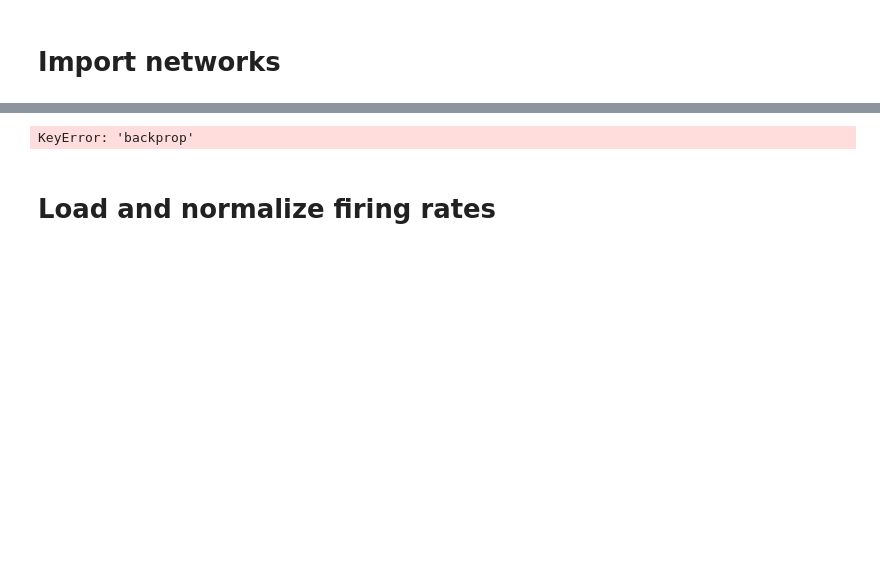
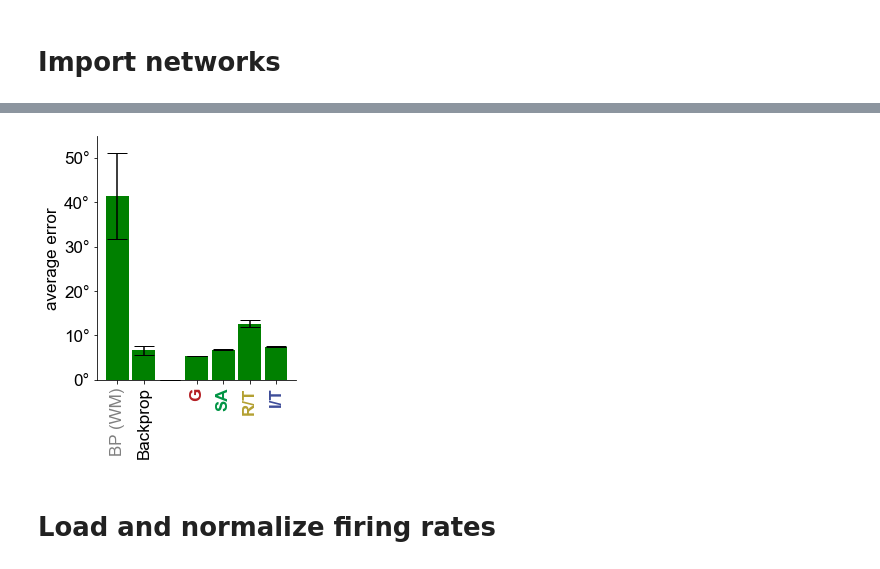
Before and after one commit to azaho/ccn_story3, a Jupyter notebook: netdist.ipynb, the cells around one changed output, grey strips where cells are left out. Drawn from its saved outputs; the diff is of its cells as text; code cells hidden in the pictures; blank space fills up the shorter version.

```diff
--- a/netdist.ipynb
+++ b/netdist.ipynb
@@ -245,35 +247,35 @@ backprop_nd_color = "gray"
 from matplotlib.ticker import FormatStrFormatter
 # show all final errors of kept networks, for comparison
 use_networks = ['backprop_nd', 'backprop', None, 'gating', 'deep_attractor', 'reshuffle', 'inversion']
 use_networks_names = ['Backprop\n(no distractor)', 'Backprop', None, 'Gating', 'Strong Attractor', 'Reshuffle\nof Tuning', 'Inversion\nof Tuning']
 use_networks_names = ['BP (WM)', 'Backprop', None, 'G', 'SA', 'R/T', 'I/T']
 
 # Define a list of colors, as many as the number of x-axis labels
 use_networks_colors = [backprop_nd_color, backprop_color, gating_color, strong_attractor_color, reshuffle_color, inversion_color]
 
 #use_networks = ['backprop', None, 'gating', 'ratio', 'reshuffle_ad', 'inversion']
 means = [np.mean(np.array(all_networks[network]["errors"])[:, 0]) if network is not None else 0 for network in use_networks]
 errors = [np.std(np.array(all_networks[network]["errors"])[:, 0]) if network is not None else 0 for network in use_networks]
 fig = plt.figure(figsize=(4, 5))
 plt.rc('font', **{'family': 'Arial', 'weight': 'normal', 'size': 17})
 ax = plt.subplot(1, 1, 1)
 ax.bar(np.arange(1, len(use_networks)+1)*1.5, means, yerr=errors, align='center', width=1.3,alpha=1, ecolor='black', capsize=10, color="green")
 plt.xticks(ticks=np.array([1, 2, 4, 5, 6, 7])*1.5, labels=[x for x in use_networks_names if x is not None])
-plt.ylim(0, 50)
+plt.ylim(0, 55)
 ax.set_ylabel('average error')
 plt.gca().spines['top'].set_visible(False)
 plt.gca().spines['right'].set_visible(False)
 plt.gca().set_xticklabels(ax.get_xticklabels(), rotation=90)
 # Loop through the tick labels and set their colors
 for i, ticklabel in enumerate(ax.get_xticklabels()):
     if use_networks_colors[i] is not None:
         ticklabel.set_color(use_networks_colors[i])
         if i>1: ticklabel.set_weight('bold')
 plt.gca().yaxis.set_major_formatter(FormatStrFormatter('%d°'))
 plt.tight_layout()
 plt.savefig('paper_figures/_solutions_errors.pdf', bbox_inches='tight')
 # %% [output]
-KeyError: 'backprop'
+[figure, added]
 # %% [markdown]
 # Load and normalize firing rates
 # %%
```
Also changed, not shown: parts of 9 cells of this notebook, 3 other files.
